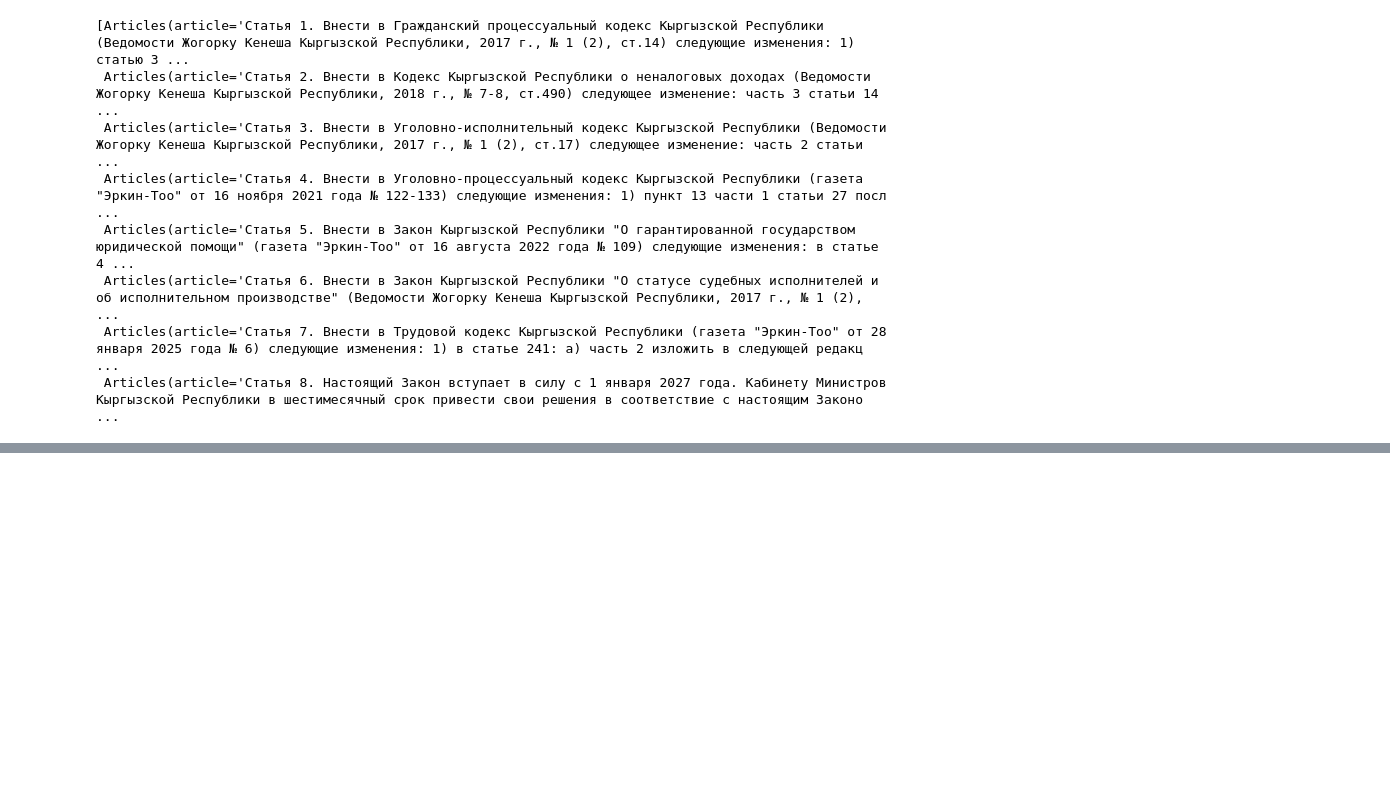
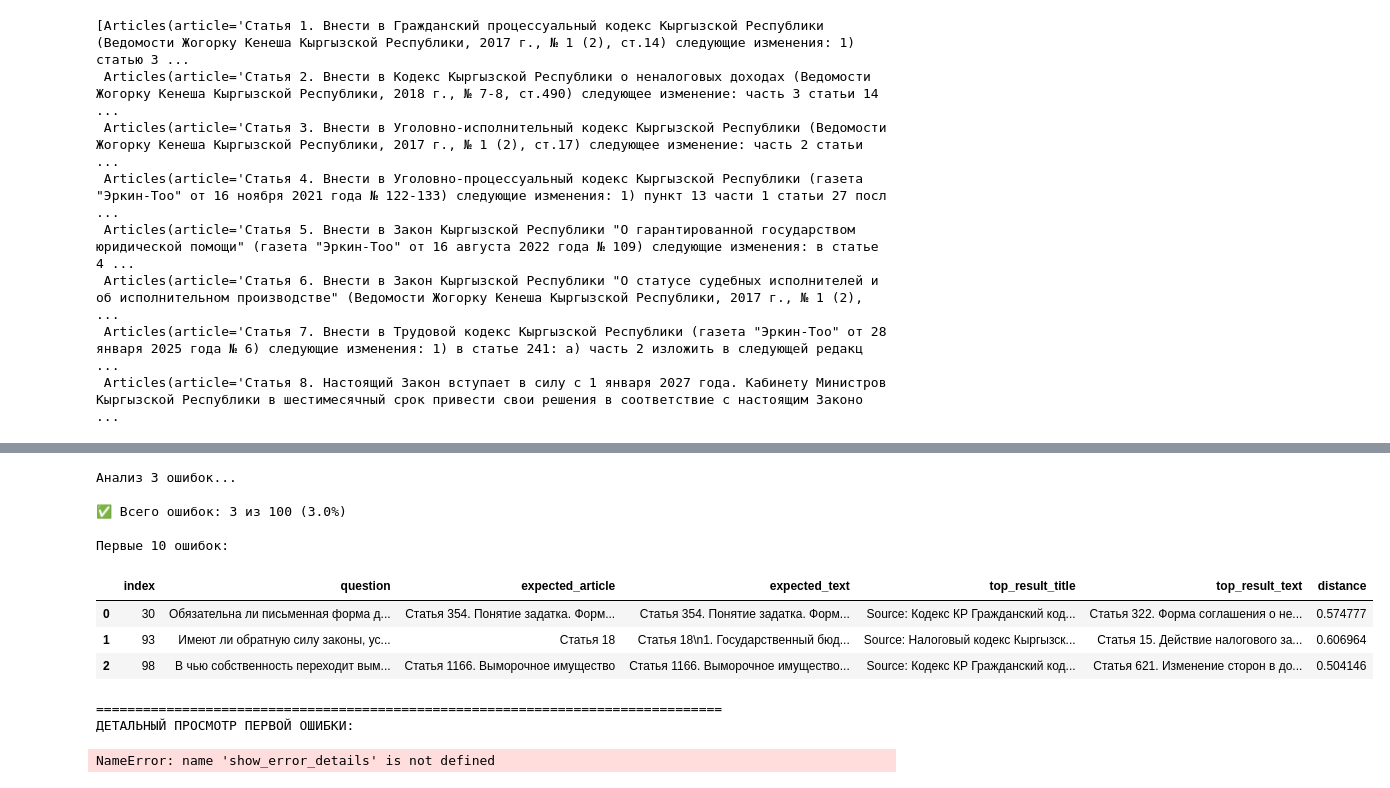
Before and after one commit to Hanbiike/law-rag-system, a Jupyter notebook: test.ipynb, the cells around one changed output, grey strips where cells are left out. Cells and saved outputs as stored; diff of their text form; code cells hidden in the pictures; blank space fills up the shorter version.

```diff
--- a/test.ipynb
+++ b/test.ipynb
@@ -53,0 +523,74 @@ res2.articles
+# %%
+def analyze_errors_from_metrics(answers_df: pd.DataFrame, metrics: dict, searcher, embedder, top_k: int = 5):
+    """
+    Анализирует ошибки на основе уже вычисленных метрик (БЕЗ повторных запросов).
+
+    Args:
+        answers_df: DataFrame с вопросами и текстами статей
+        metrics: результат evaluate_rag_system_with_details
+        searcher: объект поиска в Milvus
+        embedder: объект для создания эмбеддингов
+        top_k: количество результатов для поиска
+
+    Returns:
+        DataFrame с ошибками
+    """
+    errors = []
+
+    # Находим индексы, где recall = 0 (документ не найден)
+    error_indices = [i for i, recall in enumerate(metrics['recall_scores']) if recall == 0]
+
+    print(f"Анализ {len(error_indices)} ошибок...")
+
+    for i, idx in enumerate(error_indices):
+        row = answers_df.iloc[idx]
+
+        # Делаем запрос только для ошибочных случаев
+        vec = embedder.encode_queries(row['question'])
+        results = searcher.search_similar_laws(vec, top_k=top_k)
+
+        errors.append({
+            'index': idx,
+            'question': row['question'],
+            'expected_article': row['article_title'],
+            'expected_text': row['article_text'][:200] + '...',
+            'top_result_title': results[0].get('path', 'N/A') if results else 'N/A',
+            'top_result_text': results[0].get('text', 'N/A')[:200] + '...' if results else 'N/A',
+            'distance': results[0].get('distance', 'N/A') if results else 'N/A'
+        })
+
+        if (i + 1) % 10 == 0:
+            print(f"Обработано {i + 1}/{len(error_indices)} ошибок...")
+
+    errors_df = pd.DataFrame(errors)
+    print(f"\n✅ Всего ошибок: {len(errors)} из {len(answers_df)} ({len(errors)/len(answers_df)*100:.1f}%)")
+
+    return errors_df
+
+
+# Использование:
+errors_df = analyze_errors_from_metrics(answers_df, metrics, searcher, embedder, top_k=5)
+
+if len(errors_df) > 0:
+    print("\nПервые 10 ошибок:")
+    display(errors_df.head(10))
+
+    print("\n" + "="*80)
+    print("ДЕТАЛЬНЫЙ ПРОСМОТР ПЕРВОЙ ОШИБКИ:")
+    show_error_details(errors_df, error_index=0)
+
+    errors_df.to_csv('rag_errors.csv', index=False, encoding='utf-8')
+    print(f"\n✅ Ошибки сохранены в файл: rag_errors.csv")
+# %% [output]
+Анализ 3 ошибок...
+
+✅ Всего ошибок: 3 из 100 (3.0%)
+
+Первые 10 ошибок:
+|  | index | question | expected_article | expected_text | top_result_title | top_result_text | distance |
+| 0 | 30 | Обязательна ли письменная форма д... | Статья 354. Понятие задатка. Форм... | Статья 354. Понятие задатка. Форм... | Source: Кодекс КР Гражданский код... | Статья 322. Форма соглашения о не... | 0.574777 |
+| 1 | 93 | Имеют ли обратную силу законы, ус... | Статья 18 | Статья 18\n1. Государственный бюд... | Source: Налоговый кодекс Кыргызск... | Статья 15. Действие налогового за... | 0.606964 |
+| 2 | 98 | В чью собственность переходит вым... | Статья 1166. Выморочное имущество | Статья 1166. Выморочное имущество... | Source: Кодекс КР Гражданский код... | Статья 621. Изменение сторон в до... | 0.504146 |
+================================================================================
+ДЕТАЛЬНЫЙ ПРОСМОТР ПЕРВОЙ ОШИБКИ:
+NameError: name 'show_error_details' is not defined
```
Also changed, not shown: parts of 13 cells of this notebook, 9 other files.
